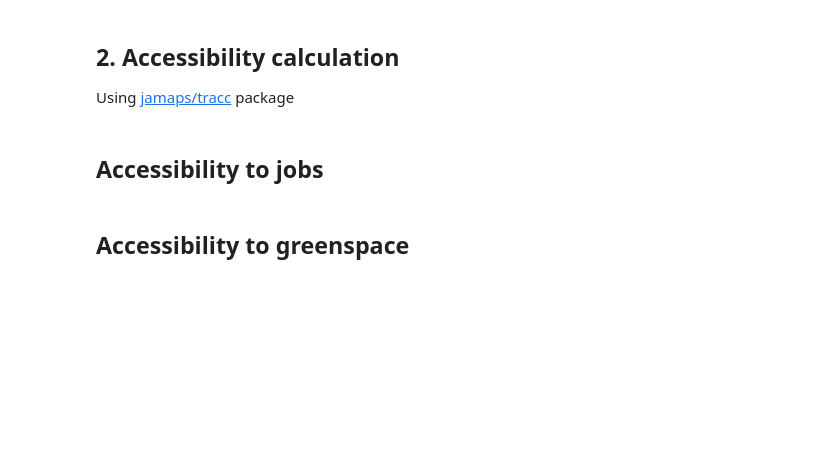
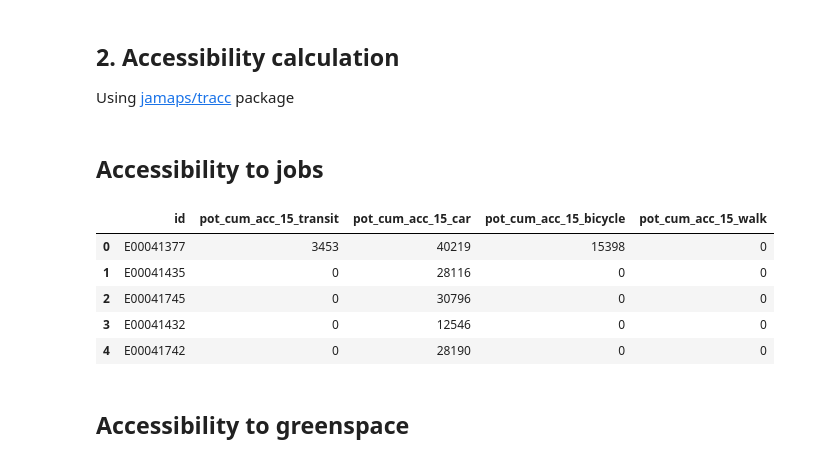
Before and after one commit to Urban-Analytics-Technology-Platform/demoland-project, a Jupyter notebook: python/accessibility.ipynb, the cells around one changed output. Cells and saved outputs as stored; diff of their text form; code cells hidden in the pictures; blank space fills up the shorter version.

```diff
--- a/python/accessibility.ipynb
+++ b/python/accessibility.ipynb
@@ -312,3 +319,12 @@ for m in modes_list:
                     how ='outer',
                     left_on = 'id',
                     right_on = 'from_id')
+# %%
+acc_pot_jobs.head()
+# %% [output]
+|  | id | pot_cum_acc_15_transit | pot_cum_acc_15_car | pot_cum_acc_15_bicycle | pot_cum_acc_15_walk |
+| 0 | E00041377 | 3453 | 40219 | 15398 | 0 |
+| 1 | E00041435 | 0 | 28116 | 0 | 0 |
+| 2 | E00041745 | 0 | 30796 | 0 | 0 |
+| 3 | E00041432 | 0 | 12546 | 0 | 0 |
+| 4 | E00041742 | 0 | 28190 | 0 | 0 |
```
Also changed, not shown: parts of 13 cells of this notebook.
